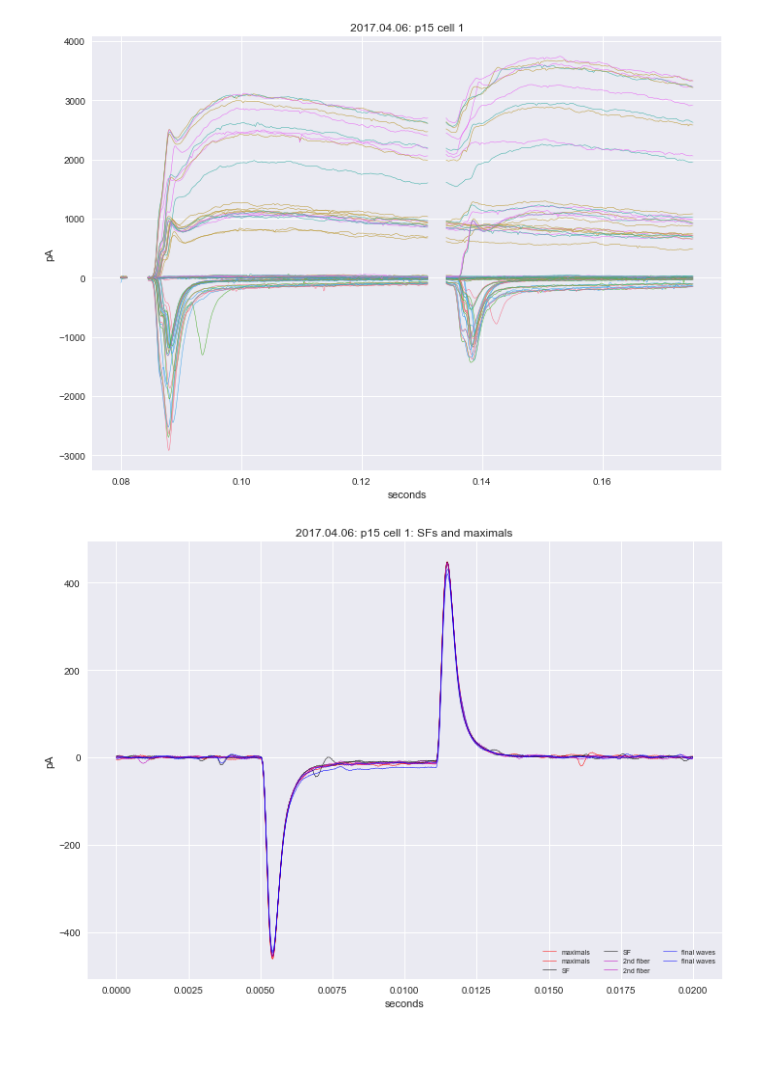
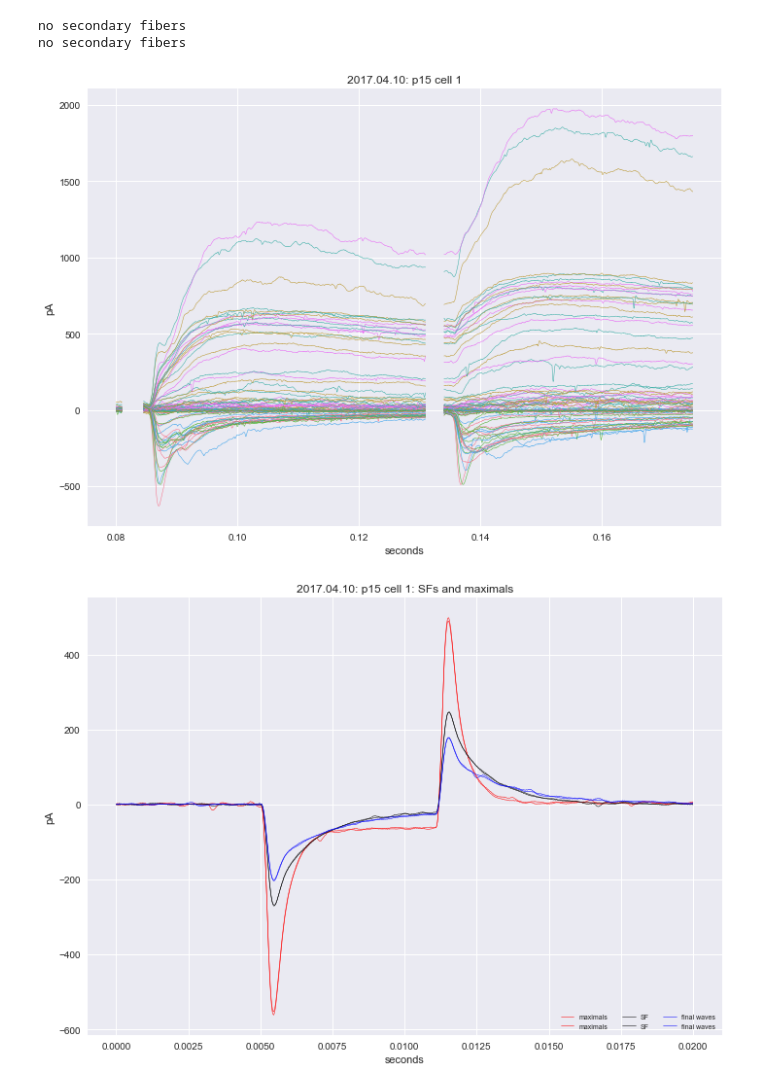
Before and after one commit to yuwie10/ephysAnalysis, a Jupyter notebook: plot_cells_template.ipynb, the cells around one changed output. Cells and saved outputs as stored; diff of their text form; code cells hidden in the pictures; blank space fills up the shorter version.

```diff
--- a/plot_cells_template.ipynb
+++ b/plot_cells_template.ipynb
@@ -62,15 +62,17 @@ def plot_full_experiment(file, excel, date, age, cell_num, smooth = False):
     ephys.plot_inhibitory(first_stim, wave_info, date, age, cell_num)
 # %%
 #cell information
-date = '2017.04.06'
+date = '2017.04.10'
 cell_num = 1
 age = 'p15'
 
 #files
 file = '/Volumes/lab_data_2/{}.csv'.format(date)
 excel = '/Volumes/lab_data_2/{}_Cell{}.xlsx'.format(date, cell_num)
 
 plot_full_experiment(file, excel, date, age, cell_num)
 # %% [output]
+no secondary fibers
+no secondary fibers
-[figure, old version]
+[figure, new version]
-[figure, old version]
+[figure, new version]
```
Also changed, not shown: parts of 5 cells of this notebook, 5 other files.
